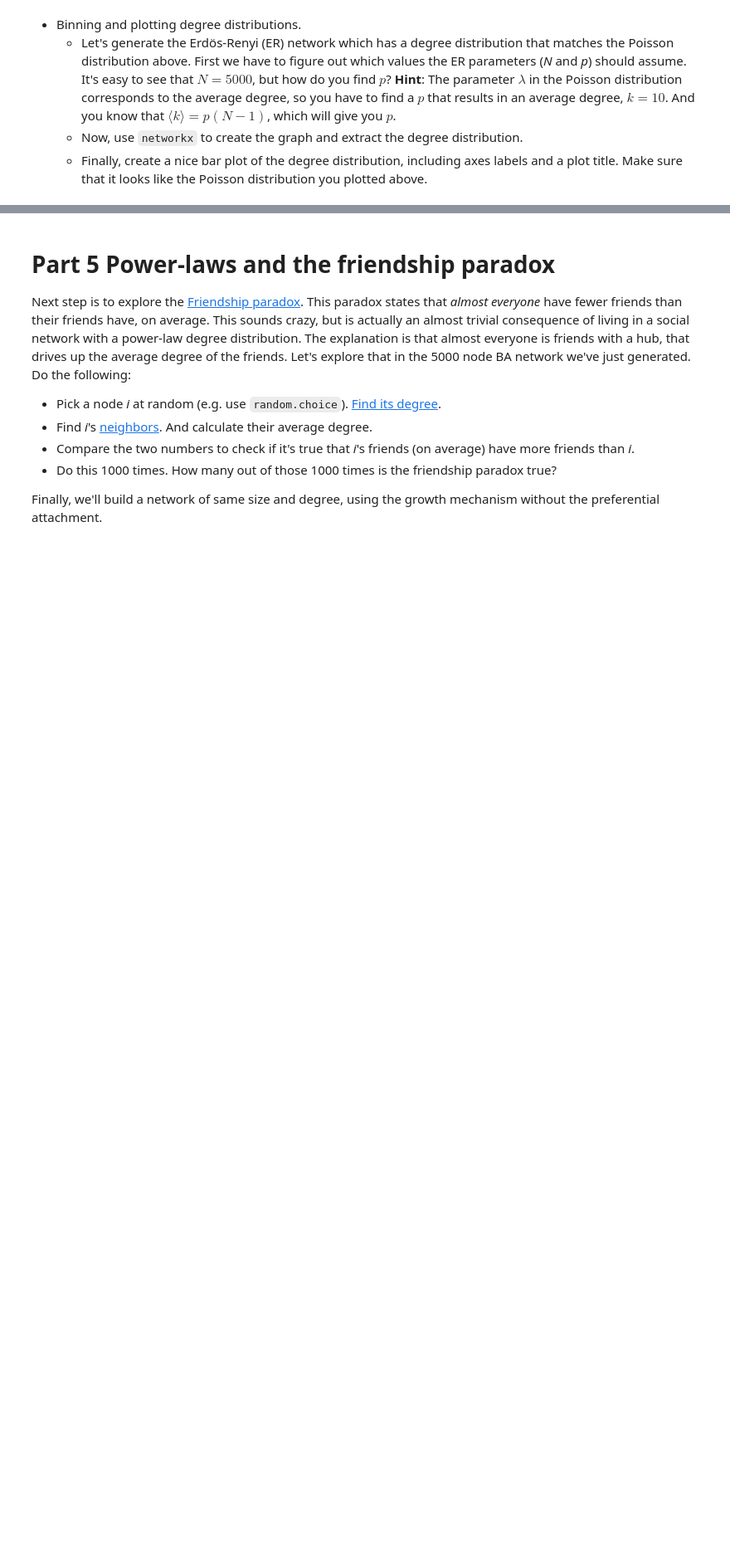
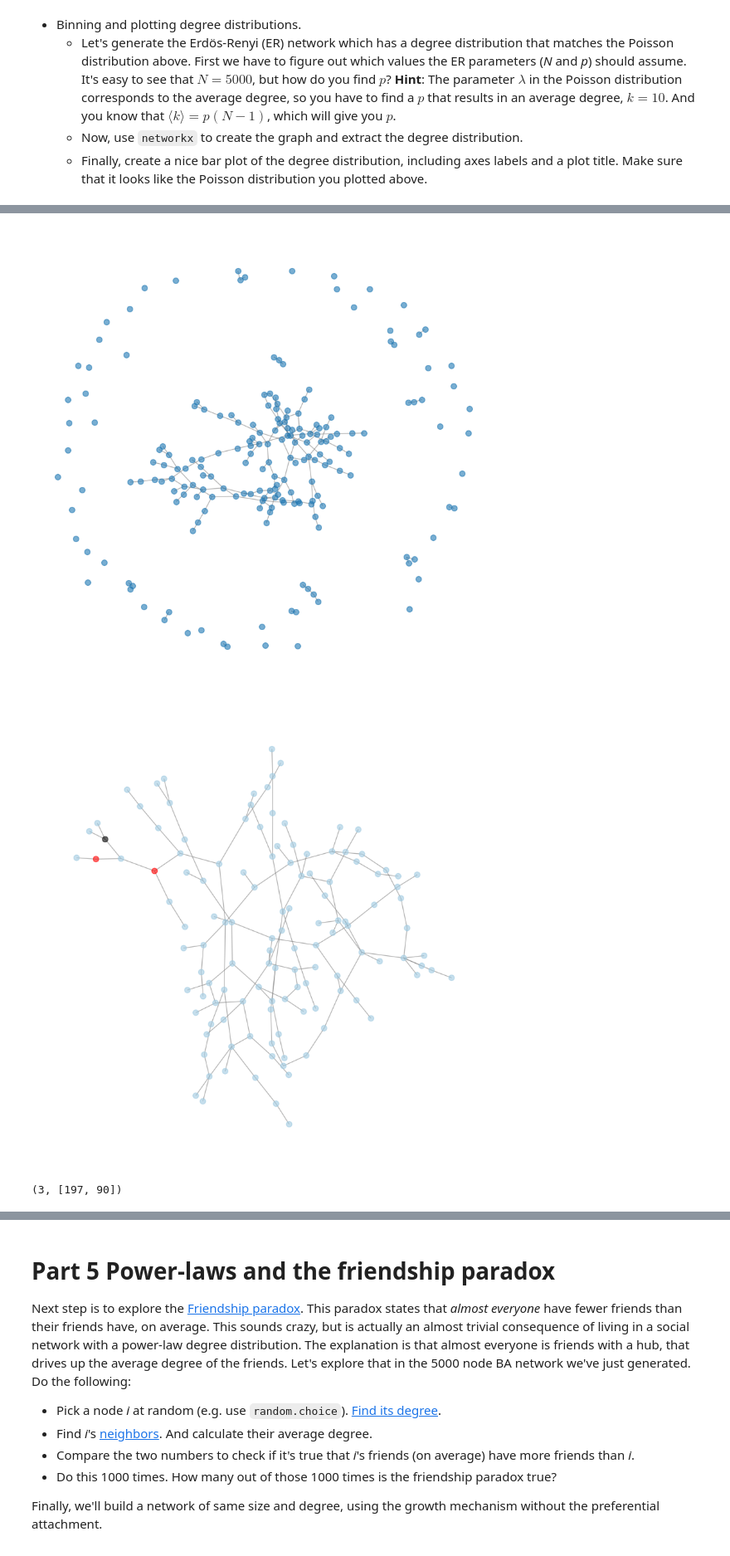
Before and after one commit to danielsanuwich/socialgraphs2023, a Jupyter notebook: Assignment1.ipynb, the cells around one changed output, grey strips where cells are left out. Shown: that part at 83% size. Saved outputs shown, nothing was run; the diff lists cells and outputs as text; code cells hidden in the pictures; blank space fills up the shorter version.

```diff
--- a/Assignment1.ipynb
+++ b/Assignment1.ipynb
@@ -100,6 +355,43 @@ By the way, the default plot coming out of `networkx` doesn't look like the one
 
 
 ![Sune's version](https://raw.githubusercontent.com/suneman/socialgraphs2017/master/files/ws.png)
+# %%
+import random
+
+# Define the parameters
+N = 200
+E = 150
+
+# Generate random network
+G = nx.gnm_random_graph(N, E)
+
+# Draw the network
+plt.figure(figsize=(8, 8))
+nx.draw(G, node_size=50, alpha=0.6, edge_color='gray')
+
+# Extract (GCC)
+GCC = max(nx.connected_components(G), key=len)
+G_GCC = G.subgraph(GCC)
+
+# Choose a node at random from the GCC
+random_node = random.choice(list(G_GCC.nodes))
+
+# Find all nodes that are precisely 2 steps away from the random node
+nodes_two_steps_away = [node for node, distance in nx.single_source_shortest_path_length(G_GCC, random_node).items() if distance == 2]
+
+# Define the colors of the nodes
+node_colors = ["#A0CBE2" if node != random_node and node not in nodes_two_steps_away else "#000000" if node == random_node else "#ff0000" for node in G_GCC.nodes]
+
+# Draw the GCC
+plt.figure(figsize=(8, 8))
+nx.draw(G_GCC, node_size=50, node_color=node_colors, alpha=0.6, edge_color='gray')
+plt.show()
+
+random_node, nodes_two_steps_away
+# %% [output]
+[figure, added]
+[figure, added]
+(3, [197, 90])
 # %% [markdown]
 # Part 4. The Barabasi-Albert Model
 
```
Also changed, not shown: parts of 24 cells of this notebook.
